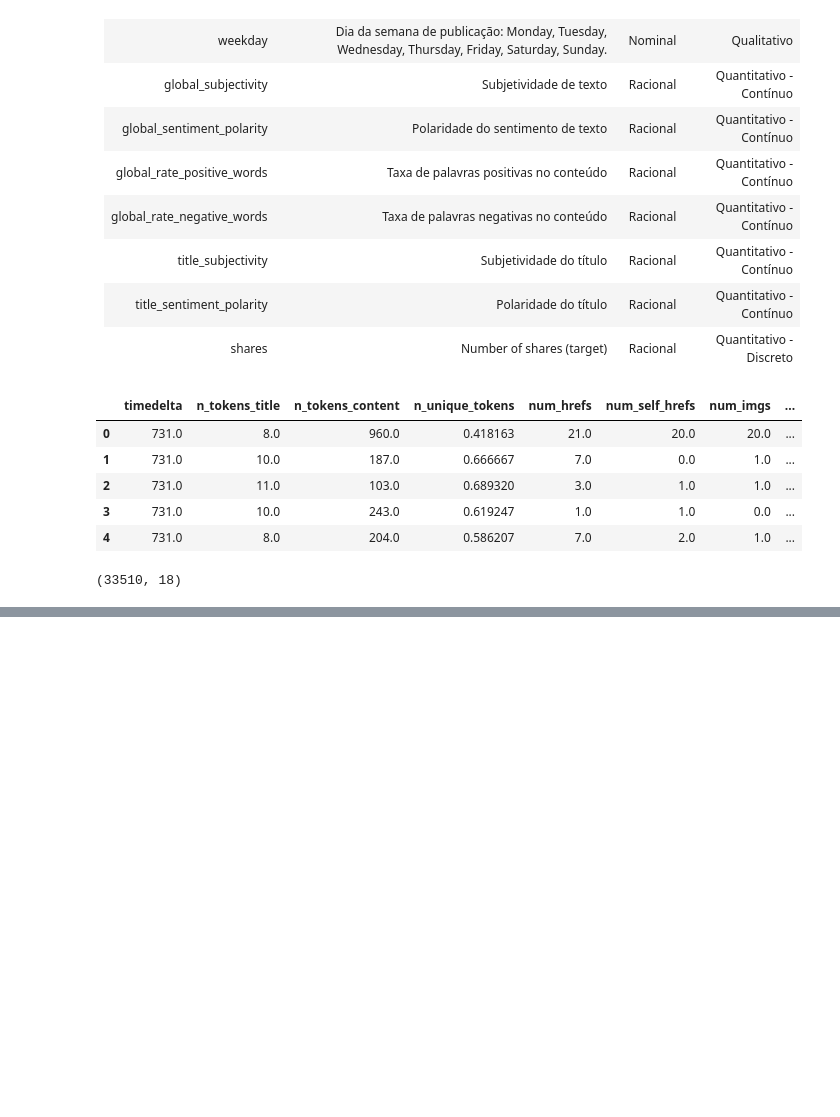
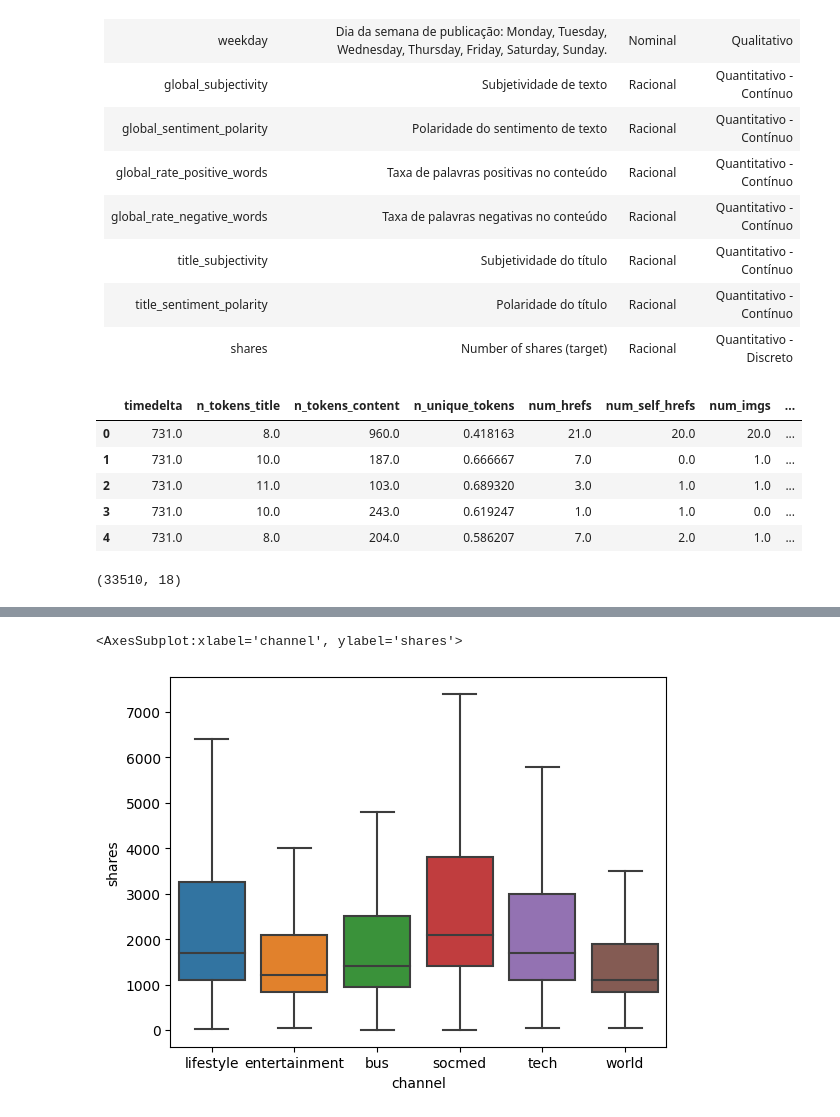
Before and after one commit to Jownao/dive_datascience, a Jupyter notebook: lab/01_Analise de Dados.ipynb, the cells around one changed output, grey strips where cells are left out. Drawn from its saved outputs; the diff is of its cells as text; code cells hidden in the pictures; blank space fills up the shorter version.

```diff
--- a/lab/01_Analise de Dados.ipynb
+++ b/lab/01_Analise de Dados.ipynb
@@ -48,0 +85,11 @@ data_pop.shape #Obter Atributos e instâncias
+# %%
+sns.boxplot(x="channel", y="shares", data= data_pop, showfliers = False)
+
+
+#fig, axs  = plt.subplots(ncols=2,nrows=2,figsize=(12,8))
+
+#sns.histplot(data=data_pop, x="shares",y="channel", showfliers = False)
+#sns.histplot(data_pop['shares'], ax=axs[0][0])
+# %% [output]
+<AxesSubplot:xlabel='channel', ylabel='shares'>
+[figure, added]
```
Also changed, not shown: parts of 5 cells of this notebook.
